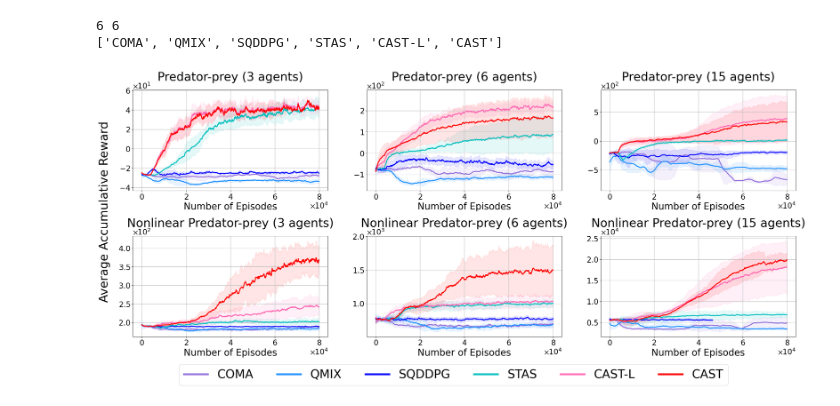
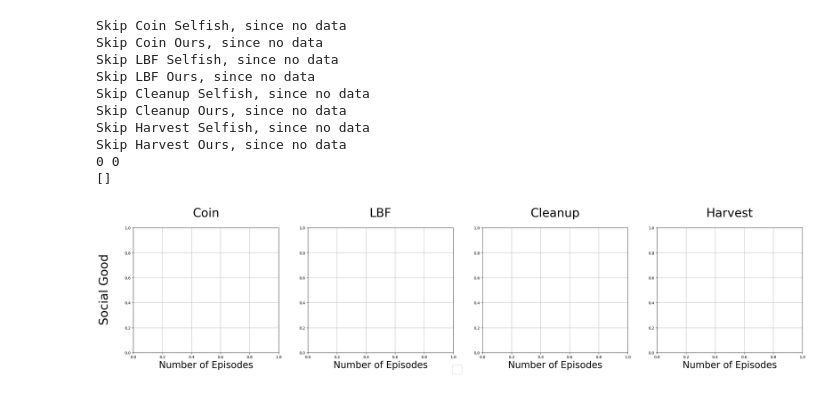
Before and after one commit to stevenqing/ssd, a Jupyter notebook: exp_results/plot_main_result.ipynb, the cells around one changed output. Saved outputs shown, nothing was run; the diff lists cells and outputs as text; code cells hidden in the pictures.

```diff
--- a/exp_results/plot_main_result.ipynb
+++ b/exp_results/plot_main_result.ipynb
@@ -49,7 +60,7 @@ import matplotlib.pyplot as plt
 import numpy as np
 from plot_utils import *
 # plt.style.use('fivethirtyeight')
-sorted_methods_list = methods_select
+sorted_methods_list = METHODs
 
 
 def draw_each(env_name, data_dict, i, color_list, map_method_to_name):
@@ -123,40 +134,11 @@ def draw_each(env_name, data_dict, i, color_list, map_method_to_name):
     plt.grid()
 # %%
 # plot each scenario as a subplot, and each method as a line
-# for each env
-COLORs = ['r', 'hotpink', 'c', 'b', 'dodgerblue', 'mediumpurple',
-          'cadetblue', 'steelblue', 'mediumslateblue', 'hotpink', 'mediumturquoise']
-METHODs = methods_select
 
-COLORs = reversed(COLORs[:len(METHODs)])
-
-color_dict = {k: v for k, v in zip(METHODs, COLORs)}
-LINE_STYPLEs = ['solid' for i in range(20)]
-pos_dict = {
-    'simple_tag_n3': 231,
-    'simple_tag_n6': 232,
-    'simple_tag_n15': 233,
-    'simple_tag_n3_nonlinear': 234,
-    'simple_tag_n6_nonlinear': 235,
-    'simple_tag_n15_nonlinear': 236,
-}
-map_scenario_to_name = {
-    'simple_tag_n3': 'Predator-prey (3 agents)',
-    'simple_tag_n6': 'Predator-prey (6 agents)',
-    'simple_tag_n15': 'Predator-prey (15 agents)',
-    'simple_tag_n3_nonlinear': 'Nonlinear Predator-prey (3 agents)',
-    'simple_tag_n6_nonlinear': 'Nonlinear Predator-prey (6 agents)',
-    'simple_tag_n15_nonlinear': 'Nonlinear Predator-prey (15 agents)',
-}
-map_method_to_name = {k: k for k in METHODs}
-map_method_to_name.update({
-    'Ours': 'CAST',
-    'Ours (Linear)': 'CAST-L',
-})
-plt.figure(figsize=(32, 12))
+plt.figure(figsize=(32, 6))
 # print([k for k, v in DATA.items()])
 # plt.text(0.06, 0.5, "y_label", va='center', rotation='vertical', fontsize=32)
-for scenario_tag, data_for_each_env in data_dict['MPE'].items():
+for scenario_tag, data_for_each_env in data_dict.items():
     # print(env_name)
     if scenario_tag in pos_dict:
         i = pos_dict[scenario_tag]
@@ -164,34 +146,42 @@ for scenario_tag, data_for_each_env in data_dict['MPE'].items():
         print(
             f"Skipping environment {scenario_tag} because it is not in the pos_dict dictionary.")
         continue
 
     draw_each(map_scenario_to_name[scenario_tag],
               data_for_each_env, i, color_list=color_dict, map_method_to_name=map_method_to_name)
 
 
 fig = plt.gcf()
 ax = fig.get_axes()[0]
 handles, labels = ax.get_legend_handles_labels()
 # plt.legend(loc="best", bbox_to_anchor=(1.0, 0.0), borderaxespad=0.1, borderpad=0.2, fontsize=7)
 print(len(handles), len(labels))
 print(labels)
 # labels = [s.split('---5')[0] for s in labels]
 # labels = METHODs
-fig.text(0.085, 0.5, "Average Accumulative Reward",
+fig.text(0.085, 0.5, "Social Good",
          va='center', rotation='vertical', fontsize=32)
 # fig.text(0.5, 0.0, "Number of frames $(×10^4)$", ha='center', va='center', fontsize=32)
 
 legend = fig.legend(handles, labels, loc='lower center', ncol=7, fontsize=32,
                     bbox_to_anchor=(0.5, -0.06), bbox_transform=fig.transFigure)
 
 for line in legend.get_lines():
     line.set_linewidth(5)
 plt.subplots_adjust(hspace=0.45)
 
 
 plt.savefig("main_results.pdf", bbox_inches='tight')
 plt.show()
 # %% [output]
-6 6
-['COMA', 'QMIX', 'SQDDPG', 'STAS', 'CAST-L', 'CAST']
+Skip Coin Selfish, since no data
+Skip Coin Ours, since no data
+Skip LBF Selfish, since no data
+Skip LBF Ours, since no data
+Skip Cleanup Selfish, since no data
+Skip Cleanup Ours, since no data
+Skip Harvest Selfish, since no data
+Skip Harvest Ours, since no data
+0 0
+[]
-[figure, old version]
+[figure, new version]
```
Also changed, not shown: parts of 1 cell of this notebook, 2 other files.
